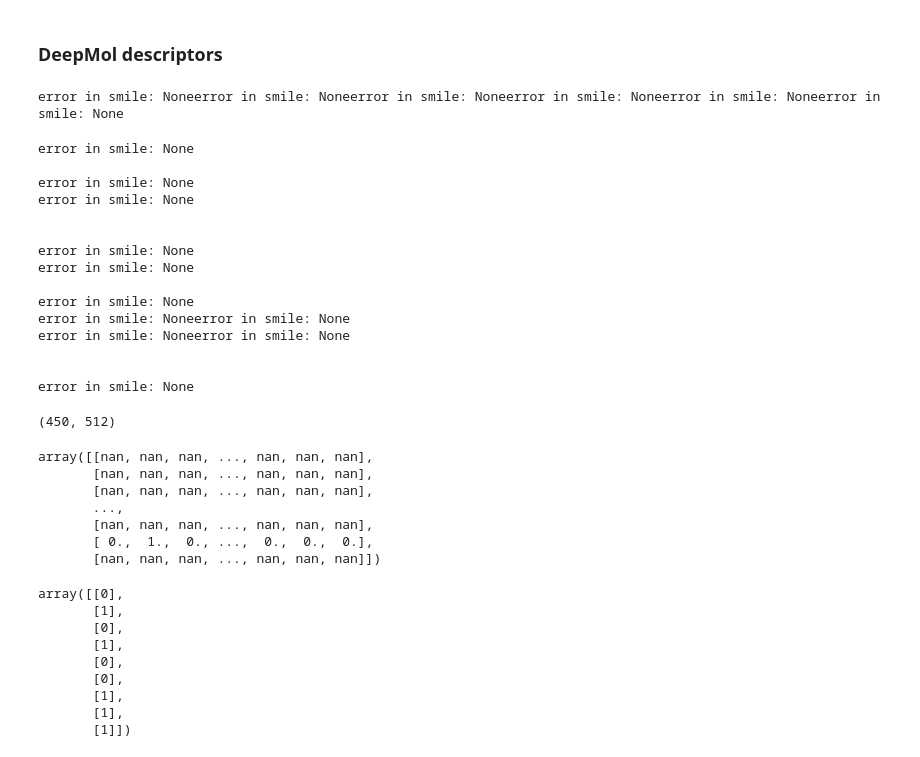
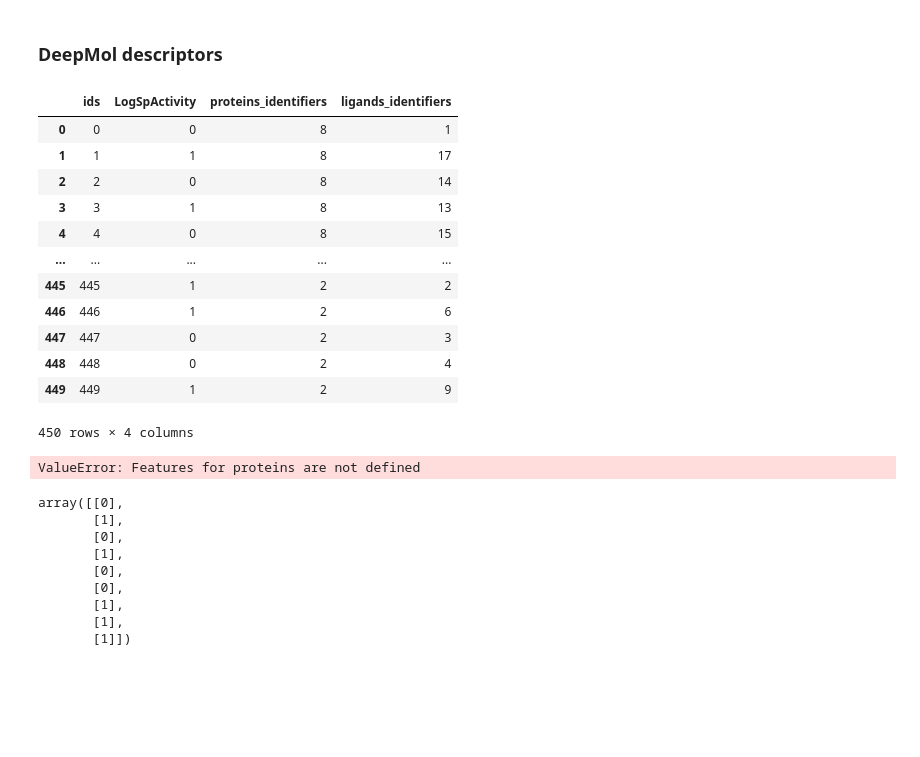
Before and after one commit to jcapels/PlantsSM, a Jupyter notebook: examples/example.ipynb, the cells around one changed output. Cells and saved outputs as stored; diff of their text form; code cells hidden in the pictures; blank space fills up the shorter version.

```diff
--- a/examples/example.ipynb
+++ b/examples/example.ipynb
@@ -42,7 +46,7 @@ pd.read_csv(multi_input_dataset_csv).head()
 multi_input_dataset_csv = "./data/aminotransferase_binary.csv"
 
 multi_input_dataset = MultiInputDataset.from_csv(file_path=multi_input_dataset_csv,
-                                                 representation_fields={"proteins": "SEQ",
+                                                 representation_field={"proteins": "SEQ",
                                                                        "ligands": "SUBSTRATES"},
                                                  instances_ids_field={"interaction": "ids"},
                                                  labels_field="LogSpActivity")
@@ -130,44 +160,33 @@ multi_input_dataset.instances["ligands"]
 # %% [markdown]
 ### Word2Vec
 # %%
-proteins_word2vec = Word2Vec().fit(multi_input_dataset, "proteins")
+proteins_word2vec = PropythiaWrapper(n_jobs=30).fit(multi_input_dataset, "proteins")
 multi_input_dataset = proteins_word2vec.transform(multi_input_dataset, "proteins")
 # %% [markdown]
 ### DeepMol descriptors
 # %%
 deepmol_wrapper = DeepMolDescriptors(n_jobs=8).fit(multi_input_dataset, instance_type="ligands")
 multi_input_dataset = deepmol_wrapper.transform(multi_input_dataset, instance_type="ligands")
-# %% [output]
-error in smile: Noneerror in smile: Noneerror in smile: Noneerror in smile: Noneerror in smile: Noneerror in smile: None
-error in smile: None
-
-error in smile: None
-error in smile: None
-
-
-error in smile: None
-error in smile: None
-
-error in smile: None
-error in smile: Noneerror in smile: None
-error in smile: Noneerror in smile: None
-
-
-error in smile: None
-# %%
-multi_input_dataset.X["proteins"].shape
-# %% [output]
-(450, 512)
+# %%
+multi_input_dataset.dataframe
+# %% [output]
+|  | ids | LogSpActivity | proteins_identifiers | ligands_identifiers |
+| 0 | 0 | 0 | 8 | 1 |
+| 1 | 1 | 1 | 8 | 17 |
+| 2 | 2 | 0 | 8 | 14 |
+| 3 | 3 | 1 | 8 | 13 |
+| 4 | 4 | 0 | 8 | 15 |
+| ... | ... | ... | ... | ... |
+| 445 | 445 | 1 | 2 | 2 |
+| 446 | 446 | 1 | 2 | 6 |
+| 447 | 447 | 0 | 2 | 3 |
+| 448 | 448 | 0 | 2 | 4 |
+| 449 | 449 | 1 | 2 | 9 |
+450 rows × 4 columns
 # %%
 multi_input_dataset.X["ligands"]
 # %% [output]
-array([[nan, nan, nan, ..., nan, nan, nan],
-       [nan, nan, nan, ..., nan, nan, nan],
-       [nan, nan, nan, ..., nan, nan, nan],
-       ...,
-       [nan, nan, nan, ..., nan, nan, nan],
-       [ 0.,  1.,  0., ...,  0.,  0.,  0.],
-       [nan, nan, nan, ..., nan, nan, nan]])
+ValueError: Features for proteins are not defined
 # %%
 multi_input_dataset.y
 # %% [output]
```
Also changed, not shown: parts of 3 cells of this notebook, 5 other files.
